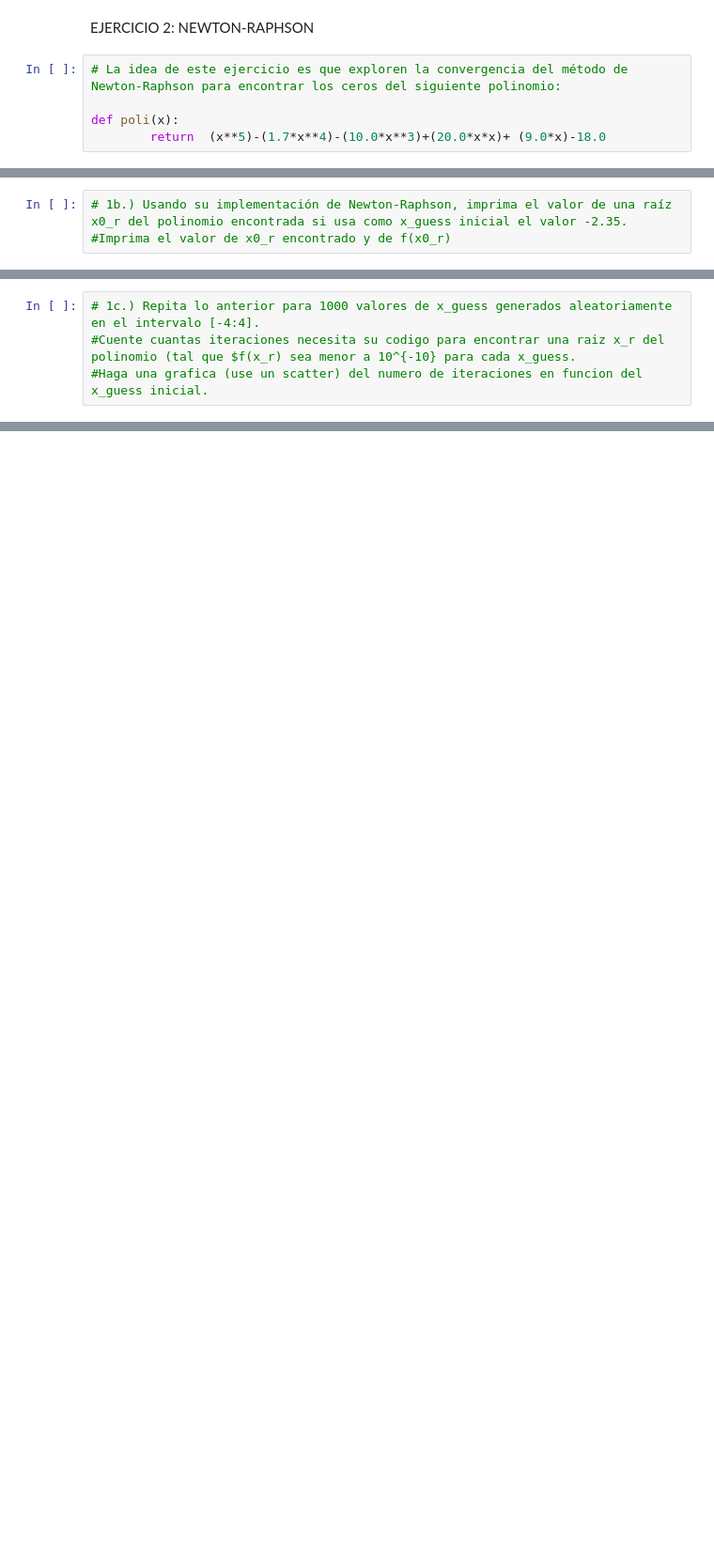
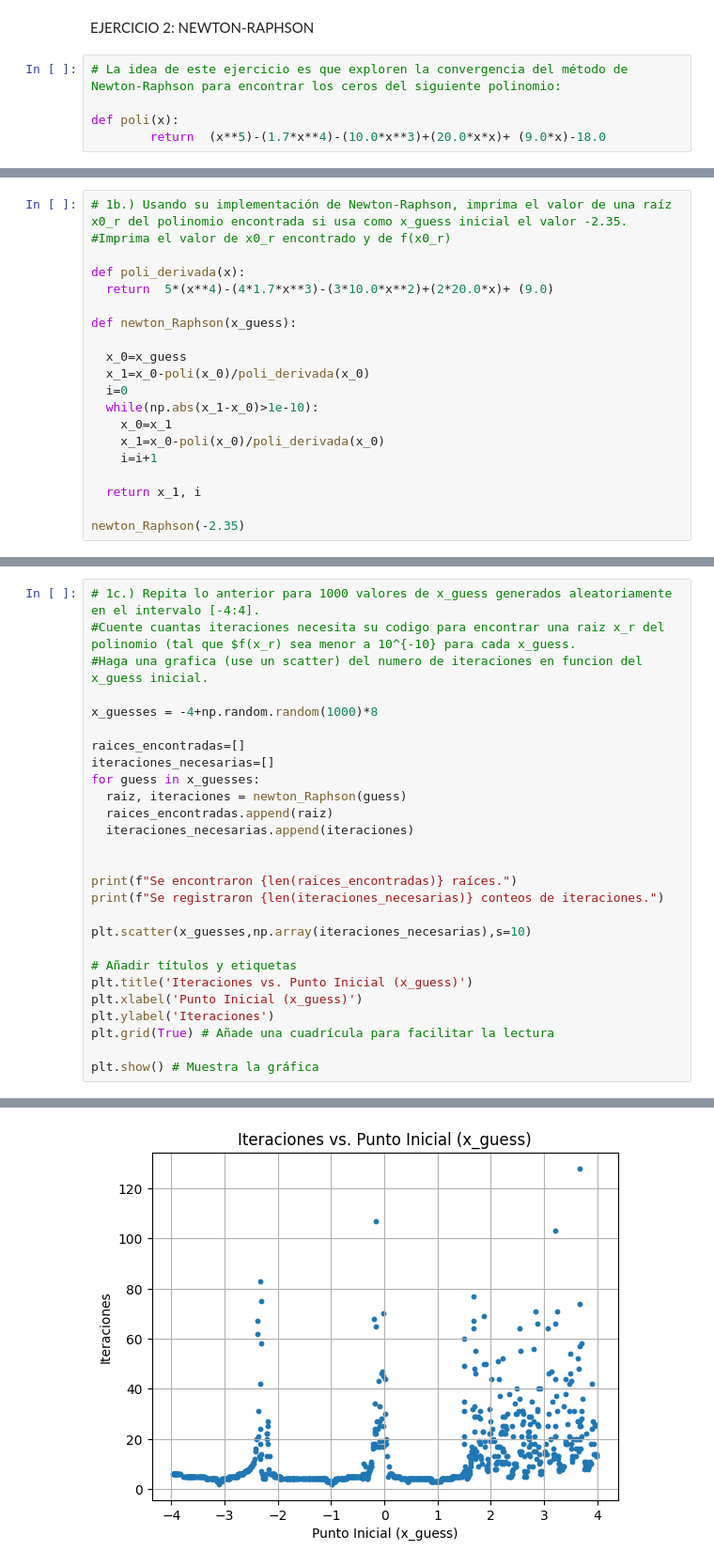
Before and after one commit to jmtg-GH/herramientas-computacionales-python, a Jupyter notebook: semana_02_Integracion_y_Derivacion_python/codigo/TorresGuevaraJuanManuel_S2C2_derivacion_numerica_NewtonRaphson02_2024.ipynb, the cells around one changed output, grey strips where cells are left out. Shown at 94% size. Saved outputs shown, nothing was run; the diff lists cells and outputs as text; blank space fills up the shorter version.

```diff
--- a/semana_02_Integracion_y_Derivacion_python/codigo/TorresGuevaraJuanManuel_S2C2_derivacion_numerica_NewtonRaphson02_2024.ipynb
+++ b/semana_02_Integracion_y_Derivacion_python/codigo/TorresGuevaraJuanManuel_S2C2_derivacion_numerica_NewtonRaphson02_2024.ipynb
@@ -101,3 +123,20 @@ def poli(x):
 # %%
 # 1b.) Usando su implementación de Newton-Raphson, imprima el valor de una raíz x0_r del polinomio encontrada si usa como x_guess inicial el valor -2.35.
 #Imprima el valor de x0_r encontrado y de f(x0_r)
+
+def poli_derivada(x):
+  return  5*(x**4)-(4*1.7*x**3)-(3*10.0*x**2)+(2*20.0*x)+ (9.0)
+
+def newton_Raphson(x_guess):
+
+  x_0=x_guess
+  x_1=x_0-poli(x_0)/poli_derivada(x_0)
+  i=0
+  while(np.abs(x_1-x_0)>1e-10):
+    x_0=x_1
+    x_1=x_0-poli(x_0)/poli_derivada(x_0)
+    i=i+1
+
+  return x_1, i
+
+newton_Raphson(-2.35)
@@ -105,3 +146,27 @@ def poli(x):
 # 1c.) Repita lo anterior para 1000 valores de x_guess generados aleatoriamente en el intervalo [-4:4].
 #Cuente cuantas iteraciones necesita su codigo para encontrar una raiz x_r del polinomio (tal que $f(x_r) sea menor a 10^{-10} para cada x_guess.
 #Haga una grafica (use un scatter) del numero de iteraciones en funcion del x_guess inicial.
+
+x_guesses = -4+np.random.random(1000)*8
+
+raices_encontradas=[]
+iteraciones_necesarias=[]
+for guess in x_guesses:
+  raiz, iteraciones = newton_Raphson(guess)
+  raices_encontradas.append(raiz)
+  iteraciones_necesarias.append(iteraciones)
+
+
+print(f"Se encontraron {len(raices_encontradas)} raíces.")
+print(f"Se registraron {len(iteraciones_necesarias)} conteos de iteraciones.")
+
+plt.scatter(x_guesses,np.array(iteraciones_necesarias),s=10)
+
+# Añadir títulos y etiquetas
+plt.title('Iteraciones vs. Punto Inicial (x_guess)')
+plt.xlabel('Punto Inicial (x_guess)')
+plt.ylabel('Iteraciones')
+plt.grid(True) # Añade una cuadrícula para facilitar la lectura
+
+plt.show() # Muestra la gráfica
+# %% [output]
@@ -107,0 +175 @@ def poli(x):
+[figure, added]
```
Also changed, not shown: parts of 8 cells of this notebook, 1 other file.
